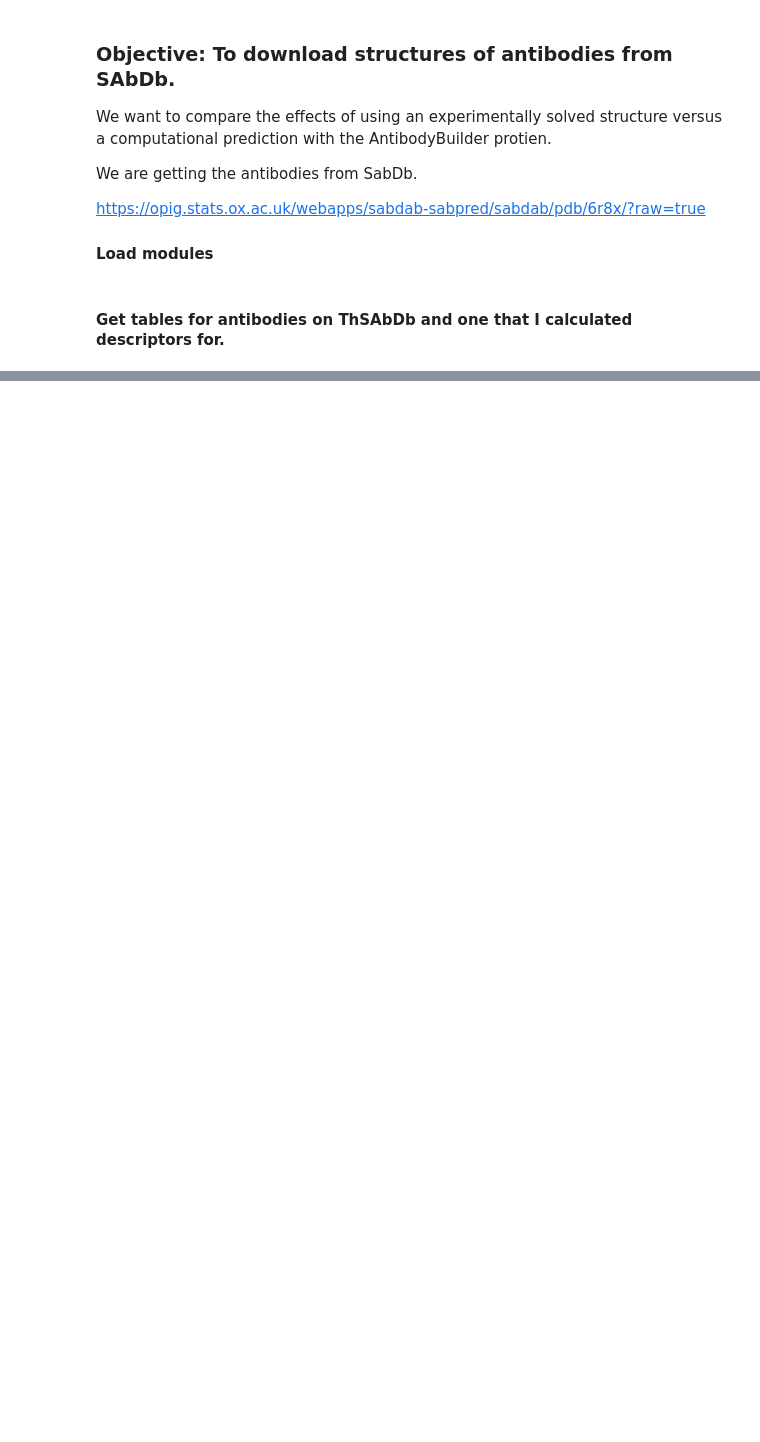
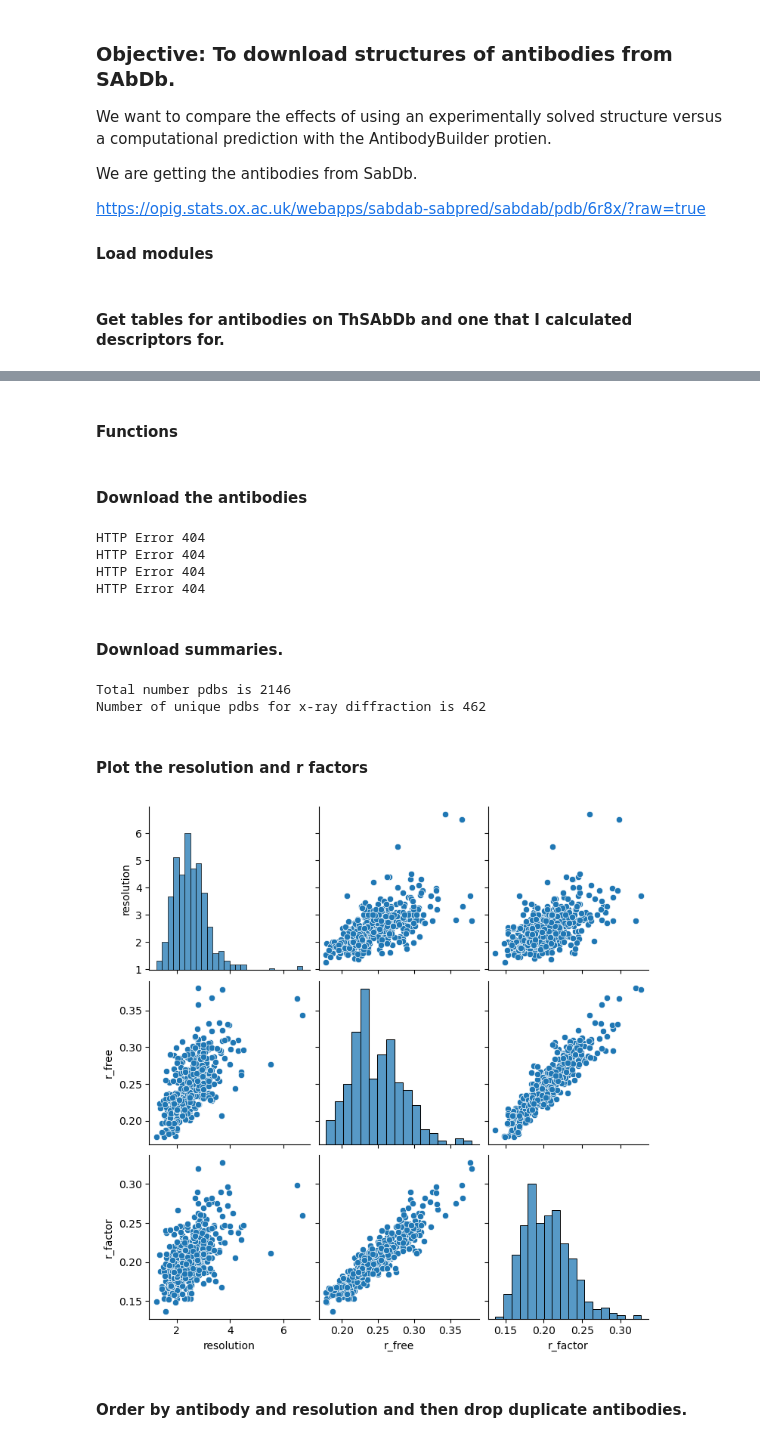
Before and after one commit to ChrisVir/developability, a Jupyter notebook: Notebooks/10-10-2023_ComparingExperimentalVersusPredicted.ipynb, the cells around one changed output, grey strips where cells are left out. Saved outputs shown, nothing was run; the diff lists cells and outputs as text; code cells hidden in the pictures; blank space fills up the shorter version.

```diff
--- a/Notebooks/10-10-2023_ComparingExperimentalVersusPredicted.ipynb
+++ b/Notebooks/10-10-2023_ComparingExperimentalVersusPredicted.ipynb
@@ -104,3 +115,5 @@ thabs_with_structure[cols].head(20)
+# %% [markdown]
+#### Functions
 # %%
 def download_therapeutic_ab_pdb(code, name, output_dir=None):
 
@@ -135,3 +267,5 @@ def parse_structure_string(string):
+# %% [markdown]
+#### Download the antibodies
 # %%
 output_path = desktop/'solved_therapeutic_abs'
 if not output_path.exists():
@@ -141,14 +275,69 @@ pdb = PandasPdb()
 proteins = []
 pdb_ids = []
 
-for _,row in thabs_with_structure.head(1).iterrows():
+failed_sequences = []
+for _,row in thabs_with_structure.iterrows():
     protein = row.antibody
-    for string in [row.structure100, row.structure99, row.structure95_98 ]:
+    for string in [row.structure100, row.structure99, row.structure95 ]:
         if isinstance(string, str):
             for pdb_id in parse_structure_string(string):
-                try:
-                    download_pdb(pdb_id, protein, output_path )
-                    proteins.append(protein)
-                    pdb_ids.append(pdb_id)
-                except:
-                    pass
+                pdb_id = pdb_id.replace('None;','')
+                fname = output_path/f'{protein}_{pdb_id}.pdb'
+                if not fname.exists():
+                    try:
+                        download_pdb(pdb_id, protein, output_path )
+                        proteins.append(protein)
+                        pdb_ids.append(pdb_id)
+                    except:
+                        failed_sequences.append(f'{protein}_{pdb_id}')
+# %% [output]
+HTTP Error 404
+HTTP Error 404
+HTTP Error 404
+HTTP Error 404
+# %% [markdown]
+#### Download summaries.
+# %%
+summary_file = desktop/'ab_summaries.csv'
+if not summary_file.exists():
+
+    summaries = []
+    for _,row in thabs_with_structure.iterrows():
+        protein = row.antibody
+        for string in [row.structure100, row.structure99, row.structure95_98 ]:
+            if isinstance(string, str):
+                for pdb_id in parse_structure_string(string):
+                    pdb_id = pdb_id.replace('None;','')
+                    try:
+                            summaries.append(get_summary(pdb_id, protein))
+                    except:
+                        pass
+
+    sum_df = pd.concat(summaries)
+    sum_df = sum_df.rename({'ab': 'antibody'}, axis=1)
+    sum_df.to_csv(desktop/'ab_summaries.csv', index = False)
+else:
+    sum_df = pd.read_csv(summary_file)
+# %%
+# select xray-crystalls only
+print(f'Total number pdbs is {len(sum_df)}')
+sum_df = sum_df.query('method=="X-RAY DIFFRACTION"')
+# dedupe based on pdb
+sum_df = sum_df.drop_duplicates(subset = ['pdb'])
+print(f'Number of unique pdbs for x-ray diffraction is {len(sum_df)}')
+# %% [output]
+Total number pdbs is 2146
+Number of unique pdbs for x-ray diffraction is 462
+# %% [markdown]
+#### Plot the resolution and r factors
+# %%
+sum_df_subset = (sum_df[['resolution','r_free', 'r_factor']]
+                 .replace('unknown', np.NAN)
+                 .dropna()
+                 .astype(float)
+                 .copy())
+sns.pairplot(sum_df_subset);
+# %% [output]
+[figure, added]
+# %% [markdown]
+#### Order by antibody and resolution and then drop duplicate antibodies.
```
Also changed, not shown: parts of 16 cells of this notebook, 2 other files.
